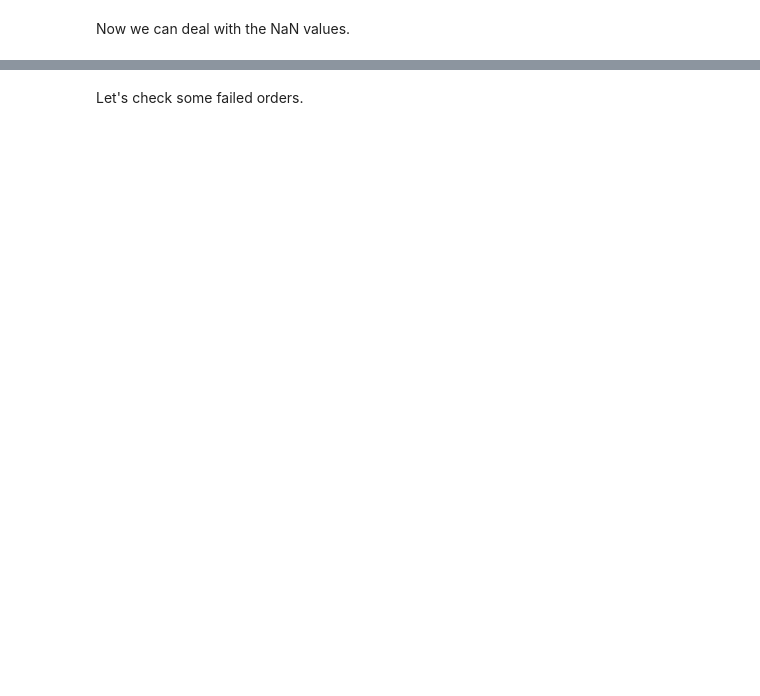
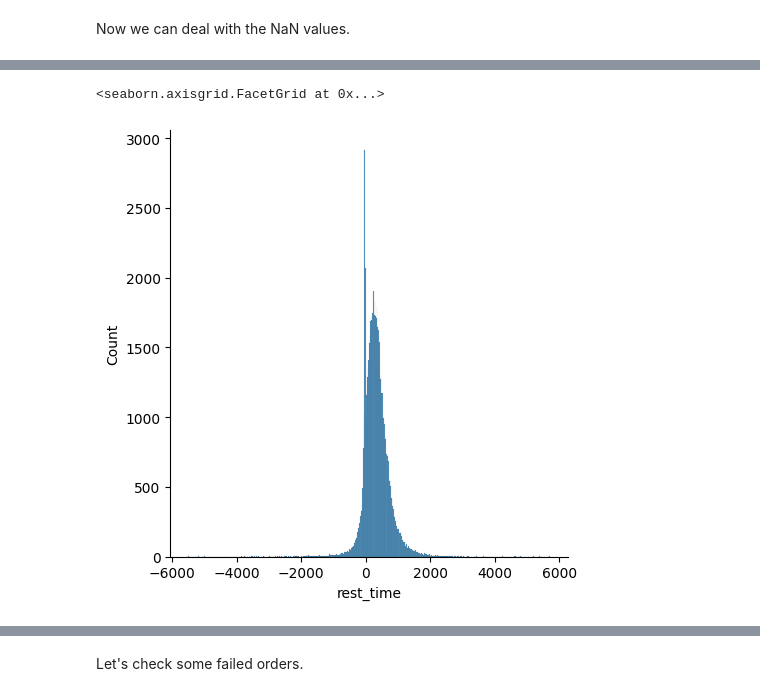
Before and after one commit to luzgui1/data_challenge, a Jupyter notebook: project.ipynb, the cells around one changed output, grey strips where cells are left out. Cells and saved outputs as stored; diff of their text form; code cells hidden in the pictures; blank space fills up the shorter version.

```diff
--- a/project.ipynb
+++ b/project.ipynb
@@ -343,0 +416,12 @@ df_order_staged_cleaned = df_order_staged_cleaned.dropna(thresh=int(threshold *
+# %%
+## Feature engineering for order_staged
+
+df_restaurant = df_order_staged_cleaned[['restaurant_id','order_id','order_stage_start','restaurant_finished_preparation']].loc[df_order_staged_cleaned['order_stage'] == 'order_proposed_to_courier']
+df_restaurant['rest_time'] = (df_restaurant['restaurant_finished_preparation'] - df_restaurant['order_stage_start']).dt.total_seconds()
+df_restaurant.drop(columns=['order_stage_start','restaurant_finished_preparation'],inplace=True)
+
+# df_restaurant.loc[df_restaurant['prep_time']<0]
+sns.displot(df_restaurant['rest_time'])
+# %% [output]
+<seaborn.axisgrid.FacetGrid at 0x...>
+[figure, added]
```
Also changed, not shown: parts of 74 cells of this notebook.
